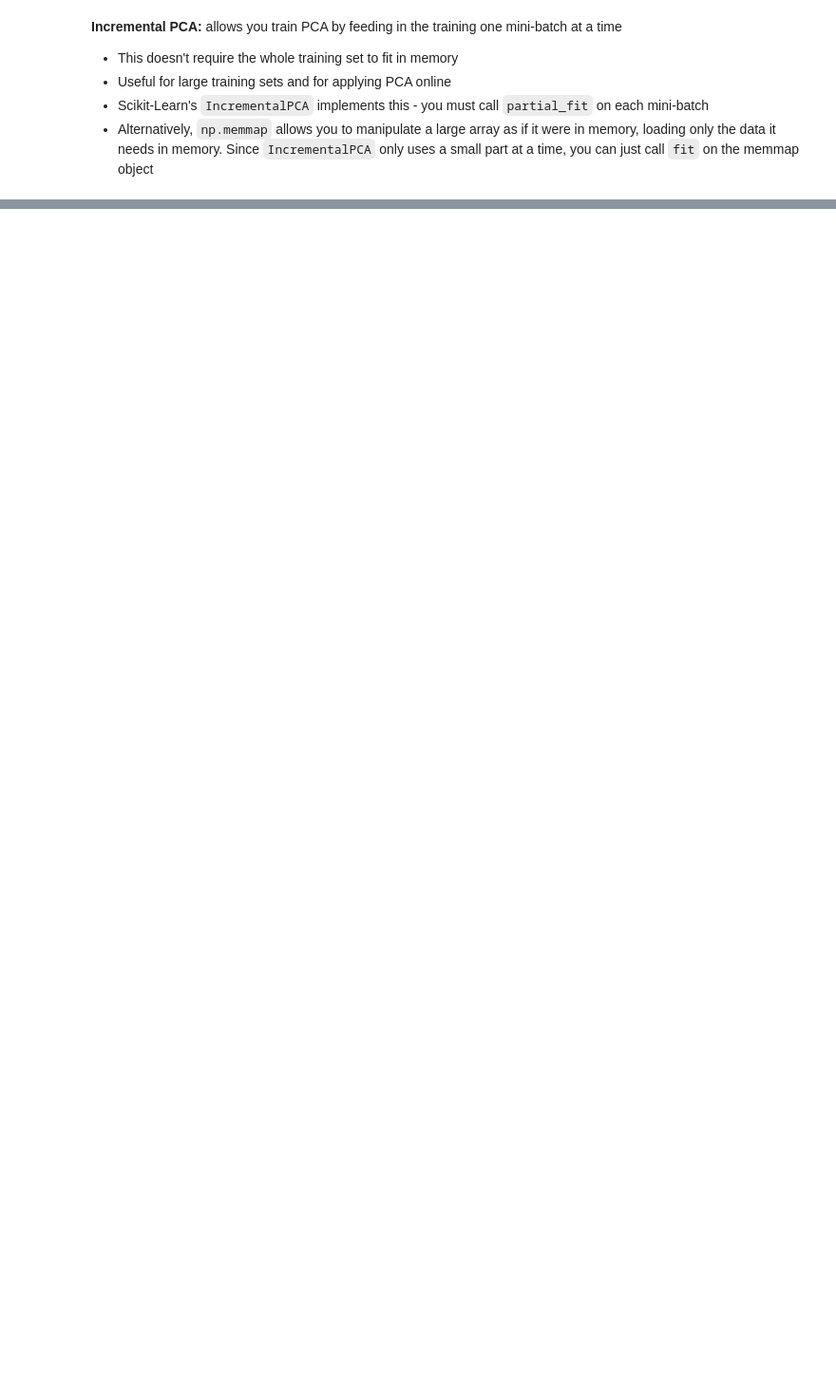
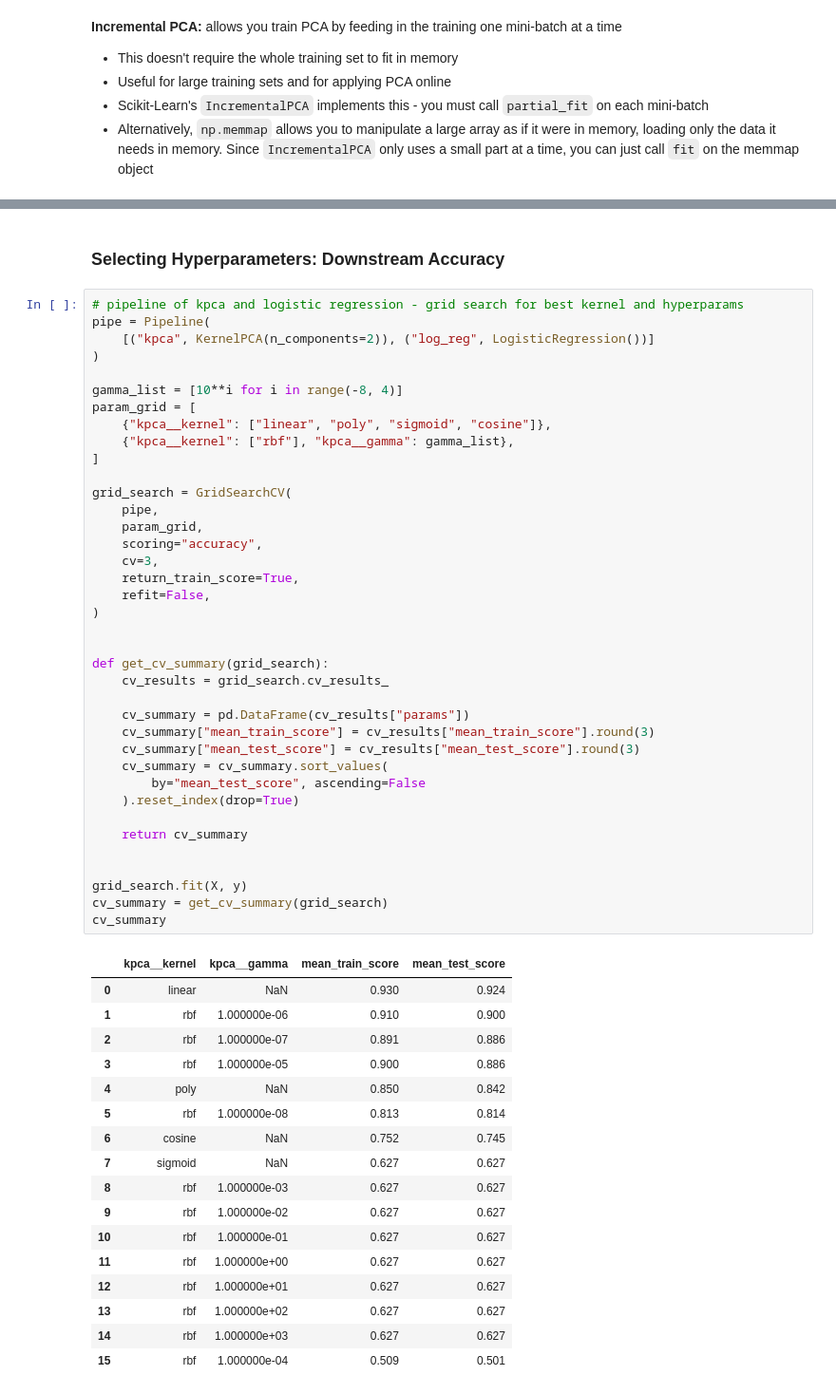
Before and after one commit to chris-leonard/hands-on-machine-learning, a Jupyter notebook: chapter-8/chapter-8-notes.ipynb, the cells around one changed output, grey strips where cells are left out. Shown at 95% size. Cells and saved outputs as stored; diff of their text form; blank space fills up the shorter version.

```diff
--- a/chapter-8/chapter-8-notes.ipynb
+++ b/chapter-8/chapter-8-notes.ipynb
@@ -292,0 +377,58 @@ inc_pca = IncrementalPCA(n_components=5, batch_size=batch_size)
+# %% [markdown]
+### Selecting Hyperparameters: Downstream Accuracy
+# %%
+# pipeline of kpca and logistic regression - grid search for best kernel and hyperparams
+pipe = Pipeline(
+    [("kpca", KernelPCA(n_components=2)), ("log_reg", LogisticRegression())]
+)
+
+gamma_list = [10**i for i in range(-8, 4)]
+param_grid = [
+    {"kpca__kernel": ["linear", "poly", "sigmoid", "cosine"]},
+    {"kpca__kernel": ["rbf"], "kpca__gamma": gamma_list},
+]
+
+grid_search = GridSearchCV(
+    pipe,
+    param_grid,
+    scoring="accuracy",
+    cv=3,
+    return_train_score=True,
+    refit=False,
+)
+
+
+def get_cv_summary(grid_search):
+    cv_results = grid_search.cv_results_
+
+    cv_summary = pd.DataFrame(cv_results["params"])
+    cv_summary["mean_train_score"] = cv_results["mean_train_score"].round(3)
+    cv_summary["mean_test_score"] = cv_results["mean_test_score"].round(3)
+    cv_summary = cv_summary.sort_values(
+        by="mean_test_score", ascending=False
+    ).reset_index(drop=True)
+
+    return cv_summary
+
+
+grid_search.fit(X, y)
+cv_summary = get_cv_summary(grid_search)
+cv_summary
+# %% [output]
+|  | kpca__kernel | kpca__gamma | mean_train_score | mean_test_score |
+| 0 | linear | NaN | 0.930 | 0.924 |
+| 1 | rbf | 1.000000e-06 | 0.910 | 0.900 |
+| 2 | rbf | 1.000000e-07 | 0.891 | 0.886 |
+| 3 | rbf | 1.000000e-05 | 0.900 | 0.886 |
+| 4 | poly | NaN | 0.850 | 0.842 |
+| 5 | rbf | 1.000000e-08 | 0.813 | 0.814 |
+| 6 | cosine | NaN | 0.752 | 0.745 |
+| 7 | sigmoid | NaN | 0.627 | 0.627 |
+| 8 | rbf | 1.000000e-03 | 0.627 | 0.627 |
+| 9 | rbf | 1.000000e-02 | 0.627 | 0.627 |
+| 10 | rbf | 1.000000e-01 | 0.627 | 0.627 |
+| 11 | rbf | 1.000000e+00 | 0.627 | 0.627 |
+| 12 | rbf | 1.000000e+01 | 0.627 | 0.627 |
+| 13 | rbf | 1.000000e+02 | 0.627 | 0.627 |
+| 14 | rbf | 1.000000e+03 | 0.627 | 0.627 |
+| 15 | rbf | 1.000000e-04 | 0.509 | 0.501 |
```
Also changed, not shown: parts of 21 cells of this notebook.
